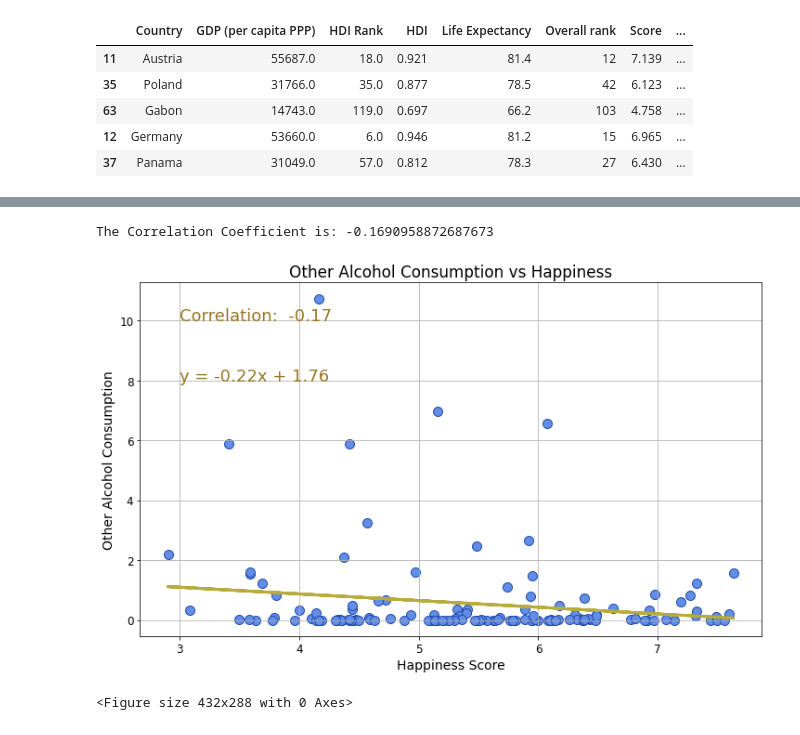
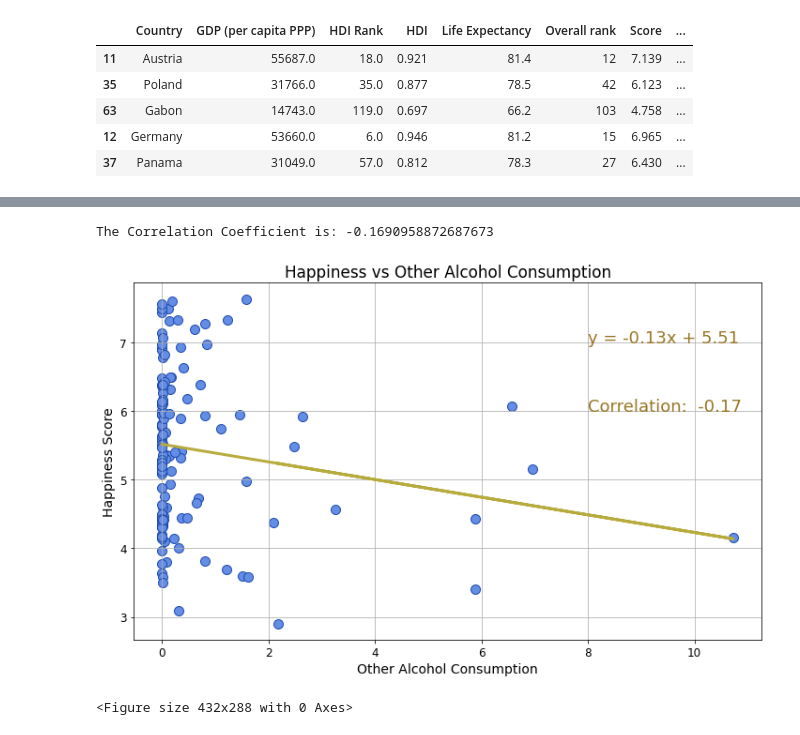
Before and after one commit to Steff-C/Project-1-Happiness-, a Jupyter notebook: Happiness.ipynb, the cells around one changed output, grey strips where cells are left out. Drawn from its saved outputs; the diff is of its cells as text; code cells hidden in the pictures.

```diff
--- a/Happiness.ipynb
+++ b/Happiness.ipynb
@@ -876,0 +1027,18 @@ plt.savefig('output_data/Correlation_Heatmap.png')
+# %%
+
+
+plot_final = [low_alcohol["Score"], med_alcohol["Score"], top_alcohol["Score"]]
+
+fig1, ax1 = plt.subplots(figsize=(15,8))
+ax1.set_title('Happiness by Alcohol Consumption', fontsize=20, pad=20)
+ax1.set_xlabel('Consumption by Country (litres pure alcohol)')
+ax1.set_ylabel('Happiness', fontsize=15)
+plt.rcParams['font.size'] = 14
+ax1.boxplot(plot_final, labels=["Low (< 4.2)","Medium (4.2-8.4)","High (> 8.4)"])
+ax1.yaxis.grid(True, linestyle='-', which='major', color='lightgrey', alpha=0.5)
+ax1.set_axisbelow(True)
+
+# plt.savefig("../BoxWhisker.png")
+
+plt.show()
+plt.savefig('output_data/Happiness_Alcohol_boxplot.png')
@@ -967,32 +1155,32 @@ The Correlation Coefficient is: 0.2843486820772493
 <Figure size 432x288 with 0 Axes>
 # %%
-x_values = final_results["Score"]
-y_values = final_results["Other"]
+y_values = final_results["Score"]
+x_values = final_results["Other"]
 
 (slope, intercept, rvalue, pvalue, stderr) = st.linregress(x_values, y_values)
 
 regress_values = x_values * slope + intercept
 
 line_eq = "y = " + str(round(slope,2)) + "x + " + str(round(intercept,2))
 
 # Create scatterplot with linear regression
 plt.figure(figsize=(12, 7))
 plt.scatter(x_values,y_values, marker='o', facecolors="#648DE5", edgecolors="#1e4bae", s=100)
 
 plt.plot(x_values,regress_values, color='#B8AB3E', linewidth=3)
-plt.annotate(line_eq,(3, 8),fontsize=18,color="#997625")
-plt.annotate(f'Correlation:  {round(rvalue, 2)}', (3, 10), fontsize=18, color='#997625')
+plt.annotate(line_eq,(8, 7),fontsize=18,color="#997625")
+plt.annotate(f'Correlation:  {round(rvalue, 2)}', (8, 6), fontsize=18, color='#997625')
 plt.tick_params(axis='both', which='major', labelsize=12)
-plt.xlabel("Happiness Score")
-plt.ylabel("Other Alcohol Consumption")
+plt.ylabel("Happiness Score")
+plt.xlabel("Other Alcohol Consumption")
 print(f"The Correlation Coefficient is: {rvalue}")
-plt.title("Other Alcohol Consumption vs Happiness")
+plt.title("Happiness vs Other Alcohol Consumption")
 plt.grid()
 plt.show()
 plt.savefig('output_data/Other_Alcohol_Happiness.png')
 # %% [output]
 The Correlation Coefficient is: -0.1690958872687673
-[figure, old version]
+[figure, new version]
 <Figure size 432x288 with 0 Axes>
 # %%
 # Laura's code stops here:
```
Also changed, not shown: parts of 15 cells of this notebook, 3 other files.
